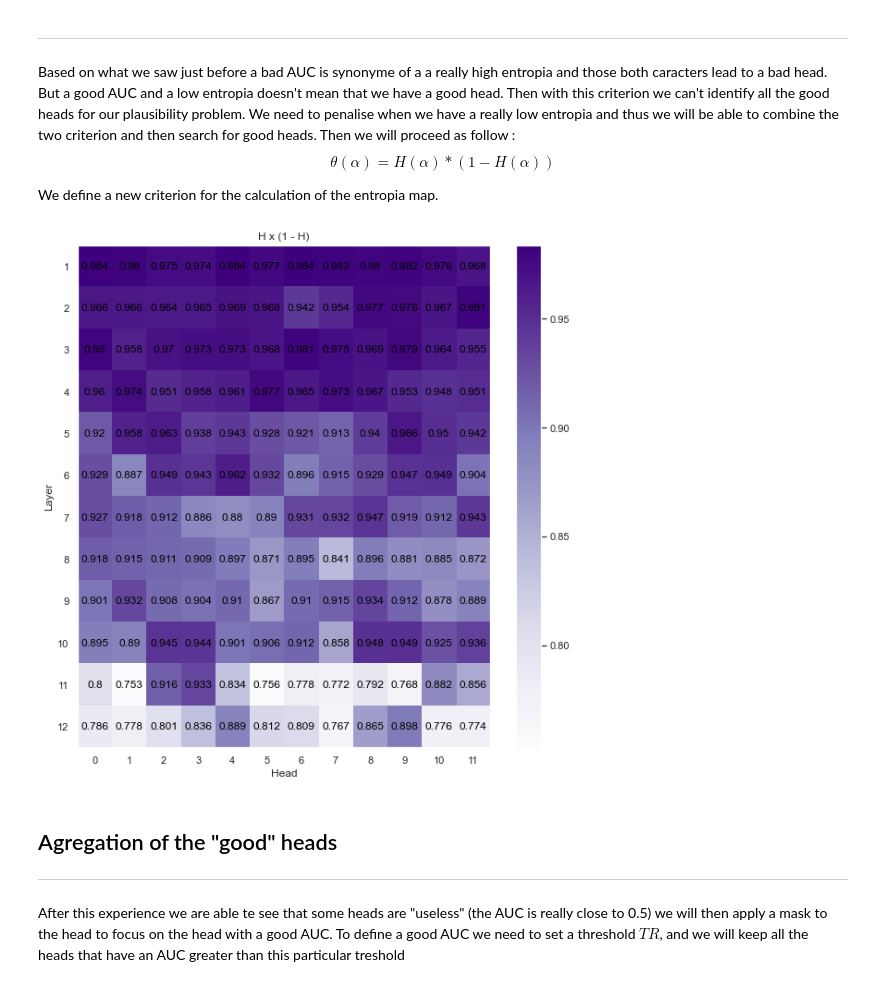
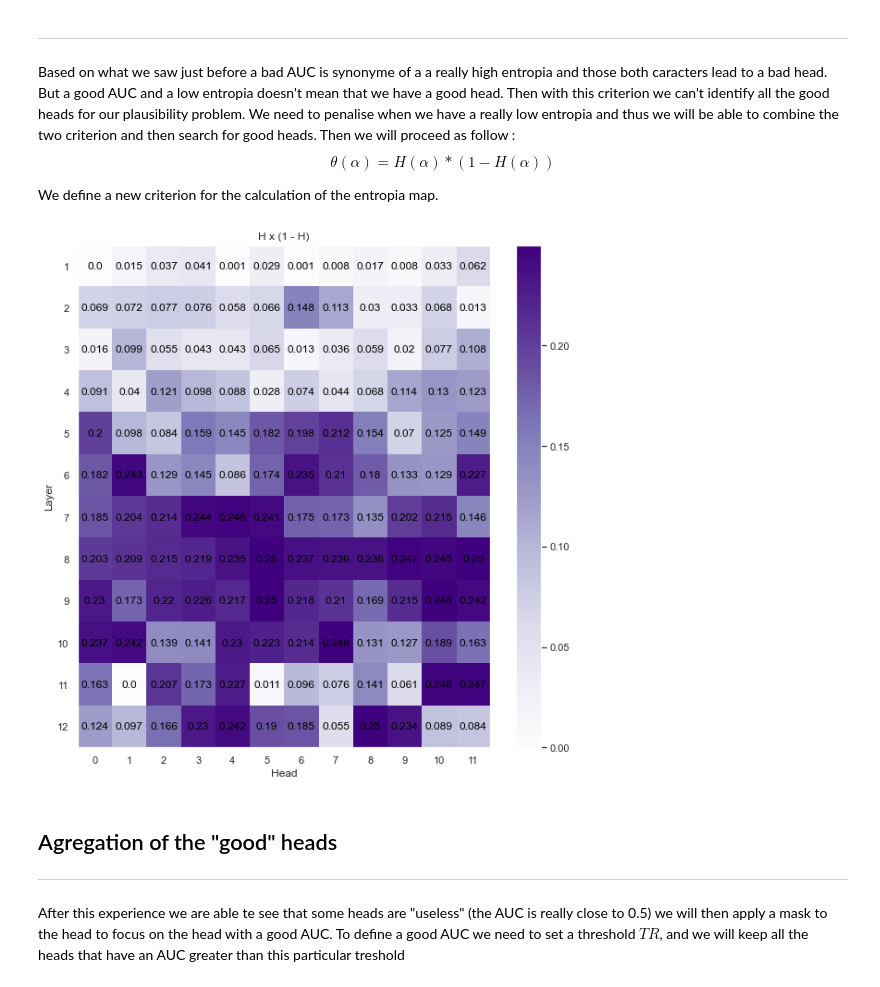
Before and after one commit to lolofo/stage_4_gm, a Jupyter notebook: attention_algorithms/notebooks/AUC Head Map.ipynb, the cells around one changed output. Saved outputs shown, nothing was run; the diff lists cells and outputs as text; code cells hidden in the pictures.

```diff
--- a/attention_algorithms/notebooks/AUC Head Map.ipynb
+++ b/attention_algorithms/notebooks/AUC Head Map.ipynb
@@ -249,20 +248,21 @@ We define a new criterion for the calculation of the entropia map.
 # %%
 # Construction of the AUC map
 entropy_map_bis = np.zeros((12, 12))
 for l in range(12):
     for h in range(12):
         preds = pur_attention[f"layer_{l}"][f"head_{h}"]
-        etp = entropy(pk=preds)/np.log(len(preds))
+        etp = entropy(pk=preds) / np.log(len(preds))
         entropy_map_bis[l, h] = etp
 
-
+entropy_map_bis = (entropy_map_bis - entropy_map_bis.min())/(entropy_map_bis.max() - entropy_map_bis.min())
+entropy_map_bis = entropy_map_bis*(1-entropy_map_bis)
 
 # plot the color map
 fig = default_plot_colormap(entropy_map_bis, xlabel="Head", ylabel="Layer", title="H x (1 - H)")
 plt.savefig(os.path.join(graph_folder, "entropy_map_mod.png"))
 plt.show()
 # %% [output]
-[figure, old version]
+[figure, new version]
 # %% [markdown]
 ## Agregation of the "good" heads
 
```
Also changed, not shown: parts of 8 cells of this notebook.
